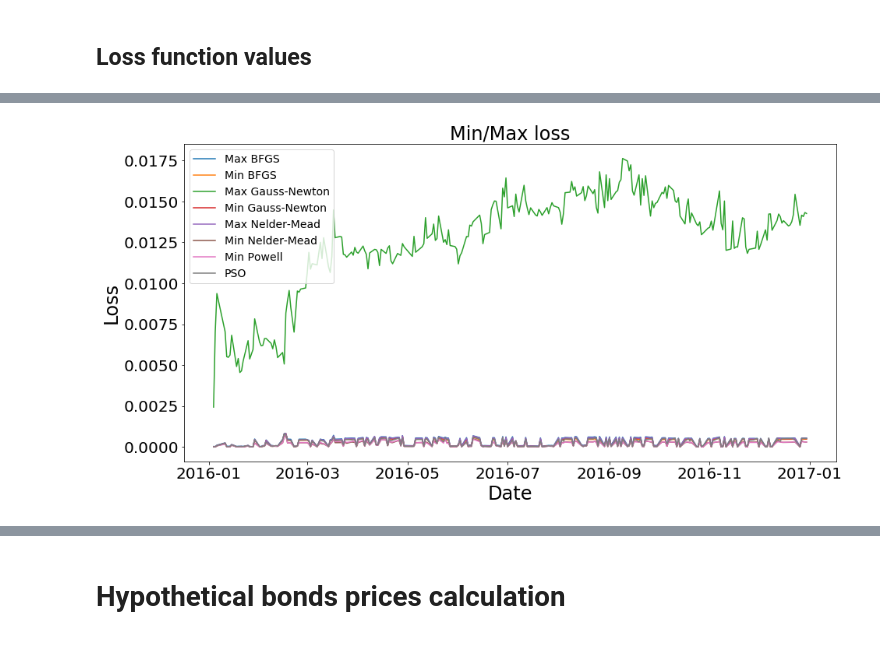
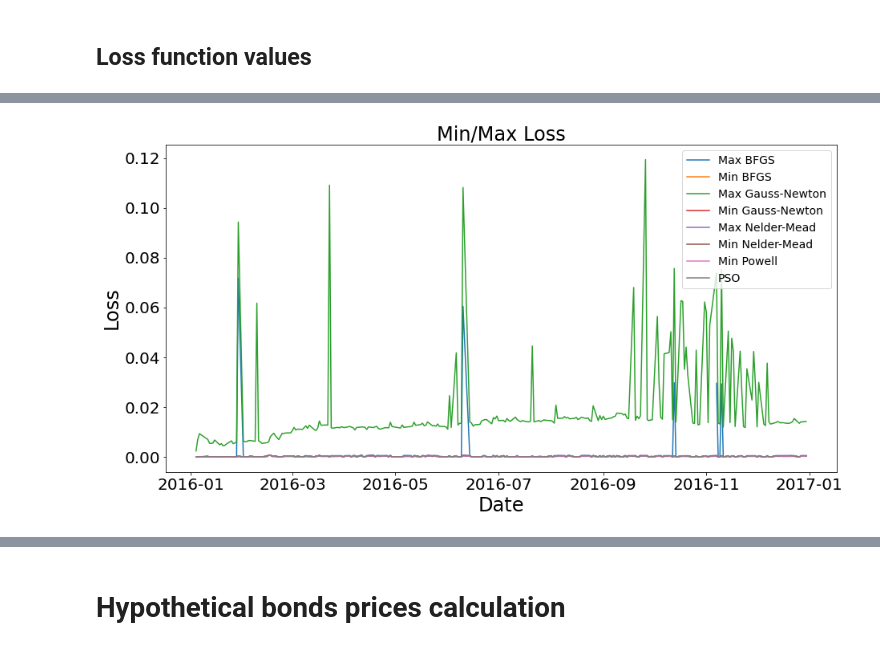
Before and after one commit to andrey-lukyanov/Comparing-numerical-methods-for-term-structure-fitting, a Jupyter notebook: Visualisation.ipynb, the cells around one changed output, grey strips where cells are left out. Cells and saved outputs as stored; diff of their text form; code cells hidden in the pictures.

Commit message:
Visualization modified

```diff
--- a/Visualisation.ipynb
+++ b/Visualisation.ipynb
@@ -161,3 +203,5 @@ loss_function_values_df.to_csv('/Users/andrey_lukyanov/Google_Drive/Studies/Year
+# %%
+loss_function_values_df = pd.read_csv('/Users/andrey_lukyanov/Google_Drive/Studies/Year_4/Курсач/Coding/Comparing-numerical-methods-for-term-structure-fitting/4.1/loss_function_values.csv', index_col='TRADEDATE', parse_dates = True)
 # %%
 %%bash
 say finished
@@ -171,7 +215,8 @@ plt.plot(loss_function_values_df[['bfgs_rand_1', 'bfgs_rand_2',
                                   'bfgs_rand_11', 'bfgs_rand_12',
                                   'bfgs_rand_13', 'bfgs_rand_14',
                                   'bfgs_rand_15', 'bfgs_rand_16',
-                                  'bfgs_recurrent', 'bfgs_flat_rate']].max(axis=1), label = 'Max BFGS')
+                                  'bfgs_recurrent', 'bfgs_flat_rate',
+                                  'bfgs_diebold_li']].max(axis=1), label = 'Max BFGS')
 plt.plot(loss_function_values_df[['bfgs_rand_1', 'bfgs_rand_2',
                                   'bfgs_rand_3', 'bfgs_rand_4',
                                   'bfgs_rand_5', 'bfgs_rand_6',
@@ -180,7 +225,8 @@ plt.plot(loss_function_values_df[['bfgs_rand_1', 'bfgs_rand_2',
                                   'bfgs_rand_11', 'bfgs_rand_12',
                                   'bfgs_rand_13', 'bfgs_rand_14',
                                   'bfgs_rand_15', 'bfgs_rand_16',
-                                  'bfgs_recurrent', 'bfgs_flat_rate']].min(axis=1), label = 'Min BFGS')
+                                  'bfgs_recurrent', 'bfgs_flat_rate',
+                                  'bfgs_diebold_li']].min(axis=1), label = 'Min BFGS')
 
 
 plt.plot(loss_function_values_df[['gauss_newton_rand1', 'gauss_newton_rand2',
@@ -191,7 +237,8 @@ plt.plot(loss_function_values_df[['gauss_newton_rand1', 'gauss_newton_rand2',
                                   'gauss_newton_rand11', 'gauss_newton_rand12',
                                   'gauss_newton_rand13', 'gauss_newton_rand14',
                                   'gauss_newton_rand15', 'gauss_newton_rand16',
-                                  'gauss_newton_recurrent', 'gauss_newton_flat_rate']].max(axis=1), label = 'Max Gauss-Newton')
+                                  'gauss_newton_recurrent', 'gauss_newton_flat_rate',
+                                  'gauss_newton_diebold_li']].max(axis=1), label = 'Max Gauss-Newton')
 plt.plot(loss_function_values_df[['gauss_newton_rand1', 'gauss_newton_rand2',
                                   'gauss_newton_rand3', 'gauss_newton_rand4',
                                   'gauss_newton_rand5', 'gauss_newton_rand6',
@@ -200,7 +247,8 @@ plt.plot(loss_function_values_df[['gauss_newton_rand1', 'gauss_newton_rand2',
                                   'gauss_newton_rand11', 'gauss_newton_rand12',
                                   'gauss_newton_rand13', 'gauss_newton_rand14',
                                   'gauss_newton_rand15', 'gauss_newton_rand16',
-                                  'gauss_newton_recurrent', 'gauss_newton_flat_rate']].min(axis=1), label = 'Min Gauss-Newton')
+                                  'gauss_newton_recurrent', 'gauss_newton_flat_rate',
+                                  'gauss_newton_diebold_li']].min(axis=1), label = 'Min Gauss-Newton')
 
 plt.plot(loss_function_values_df[['nelder_mead_rand_1', 'nelder_mead_rand_2',
                                   'nelder_mead_rand_3', 'nelder_mead_rand_4',
@@ -210,42 +258,46 @@ plt.plot(loss_function_values_df[['nelder_mead_rand_1', 'nelder_mead_rand_2',
                                   'nelder_mead_rand_11', 'nelder_mead_rand_12',
                                   'nelder_mead_rand_13', 'nelder_mead_rand_14',
                                   'nelder_mead_rand_15', 'nelder_mead_rand_16',
-                                  'nelder_mead_recurrent', 'nelder_mead_flat_rate']].max(axis = 1), label = 'Max Nelder-Mead')
+                                  'nelder_mead_recurrent', 'nelder_mead_flat_rate',
+                                  'nelder_mead_diebold_li']].max(axis = 1), label = 'Max Nelder-Mead')
 plt.plot(loss_function_values_df[['nelder_mead_rand_1', 'nelder_mead_rand_2',
                                   'nelder_mead_rand_3', 'nelder_mead_rand_4',
                                   'nelder_mead_rand_5', 'nelder_mead_rand_6',
                                   'nelder_mead_rand_7', 'nelder_mead_rand_8',
                                   'nelder_mead_rand_9', 'nelder_mead_rand_10',
                                   'nelder_mead_rand_11', 'nelder_mead_rand_12',
                                   'nelder_mead_rand_13', 'nelder_mead_rand_14',
                                   'nelder_mead_rand_15', 'nelder_mead_rand_16',
-                                  'nelder_mead_recurrent', 'nelder_mead_flat_rate']].min(axis = 1), label = 'Min Nelder-Mead')
+                                  'nelder_mead_recurrent', 'nelder_mead_flat_rate',
+                                  'nelder_mead_diebold_li']].min(axis = 1), label = 'Min Nelder-Mead')
 
 #plt.plot(loss_function_values_df[['powell_rand_1', 'powell_rand_2',
 #                                  'powell_rand_3', 'powell_rand_4',
 #                                  'powell_rand_5', 'powell_rand_6',
 #                                  'powell_rand_7', 'powell_rand_8',
 #                                  'powell_rand_9', 'powell_rand_10',
 #                                  'powell_rand_11', 'powell_rand_12',
 #                                  'powell_rand_13', 'powell_rand_14',
 #                                  'powell_rand_15', 'powell_rand_16',
-#                                  'powell_recurrent', 'powell_flat_rate']].max(axis = 1), label = 'Max Powell')
+#                                  'powell_recurrent', 'powell_flat_rate',
+#                                  'powell_diebold_li']].max(axis = 1), label = 'Max Powell')
 plt.plot(loss_function_values_df[['powell_rand_1', 'powell_rand_2',
                                   'powell_rand_3', 'powell_rand_4',
                                   'powell_rand_5', 'powell_rand_6',
                                   'powell_rand_7', 'powell_rand_8',
                                   'powell_rand_9', 'powell_rand_10',
                                   'powell_rand_11', 'powell_rand_12',
                                   'powell_rand_13', 'powell_rand_14',
                                   'powell_rand_15', 'powell_rand_16',
-                                  'powell_recurrent', 'powell_flat_rate']].min(axis = 1), label = 'Min Powell')
+                                  'powell_recurrent', 'powell_flat_rate',
+                                  'powell_diebold_li']].min(axis = 1), label = 'Min Powell')
 
 plt.plot(loss_function_values_df['pso_df'], label = 'PSO')
 plt.xlabel('Date', fontsize = 24)
 plt.ylabel('Loss', fontsize = 24)
 plt.xticks(fontsize = 20)
 plt.yticks(fontsize = 20)
-plt.legend(fontsize = 14)
-plt.title('Min/Max loss', fontsize = 24);
+plt.legend(fontsize = 14, loc = 1)
+plt.title('Min/Max Loss', fontsize = 24);
 # %% [output]
-[figure, old version]
+[figure, new version]
```
Also changed, not shown: parts of 68 cells of this notebook, 6 other files.
